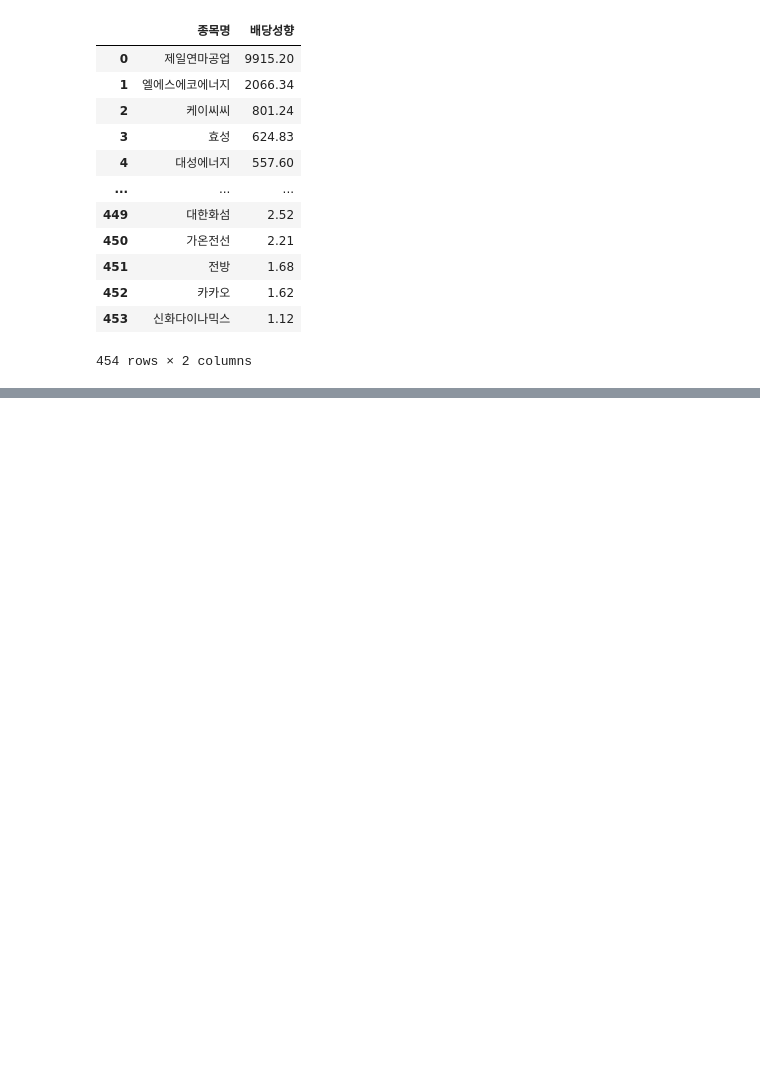
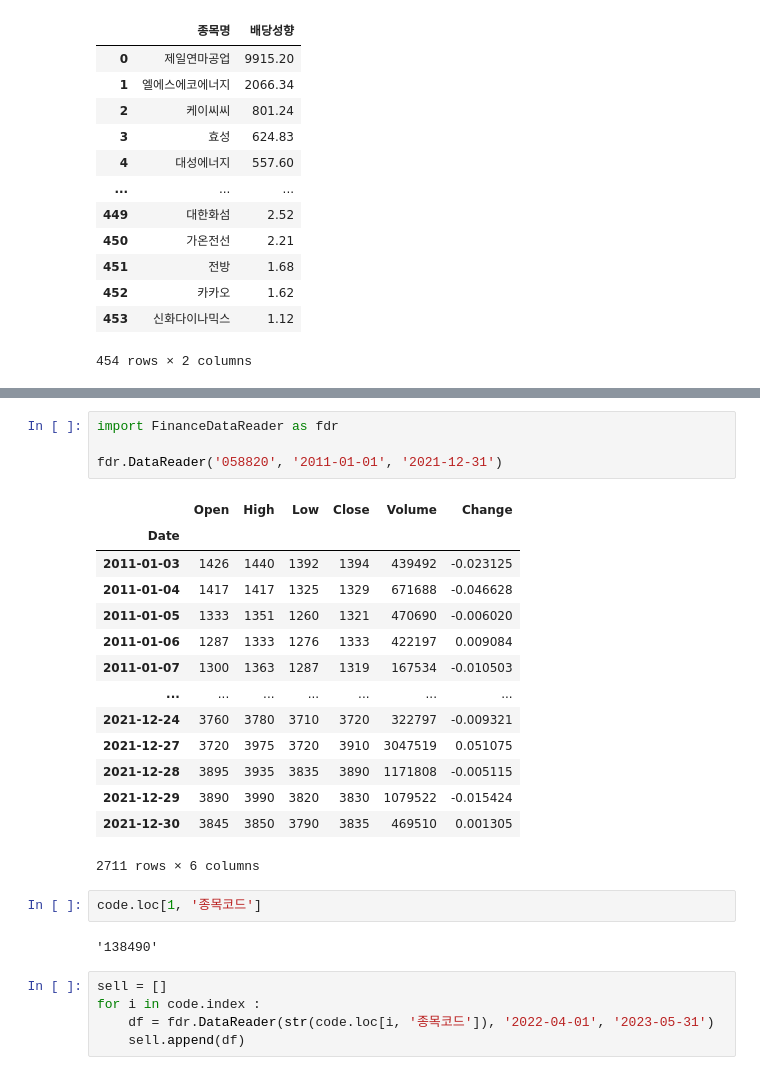
Before and after one commit to minxzzy/hackathon, a Jupyter notebook: need.ipynb, the cells around one changed output, grey strips where cells are left out. Drawn from its saved outputs; the diff is of its cells as text; blank space fills up the shorter version.

```diff
--- a/need.ipynb
+++ b/need.ipynb
@@ -196,0 +330,28 @@ dbi
+# %%
+import FinanceDataReader as fdr
+
+fdr.DataReader('058820', '2011-01-01', '2021-12-31')
+# %% [output]
+|  | Open | High | Low | Close | Volume | Change |
+| Date |  |  |  |  |  |  |
+| 2011-01-03 | 1426 | 1440 | 1392 | 1394 | 439492 | -0.023125 |
+| 2011-01-04 | 1417 | 1417 | 1325 | 1329 | 671688 | -0.046628 |
+| 2011-01-05 | 1333 | 1351 | 1260 | 1321 | 470690 | -0.006020 |
+| 2011-01-06 | 1287 | 1333 | 1276 | 1333 | 422197 | 0.009084 |
+| 2011-01-07 | 1300 | 1363 | 1287 | 1319 | 167534 | -0.010503 |
+| ... | ... | ... | ... | ... | ... | ... |
+| 2021-12-24 | 3760 | 3780 | 3710 | 3720 | 322797 | -0.009321 |
+| 2021-12-27 | 3720 | 3975 | 3720 | 3910 | 3047519 | 0.051075 |
+| 2021-12-28 | 3895 | 3935 | 3835 | 3890 | 1171808 | -0.005115 |
+| 2021-12-29 | 3890 | 3990 | 3820 | 3830 | 1079522 | -0.015424 |
+| 2021-12-30 | 3845 | 3850 | 3790 | 3835 | 469510 | 0.001305 |
+2711 rows × 6 columns
+# %%
+code.loc[1, '종목코드']
+# %% [output]
+'138490'
+# %%
+sell = []
+for i in code.index :
+    df = fdr.DataReader(str(code.loc[i, '종목코드']), '2022-04-01', '2023-05-31')
+    sell.append(df)
```
Also changed, not shown: parts of 14 cells of this notebook.
